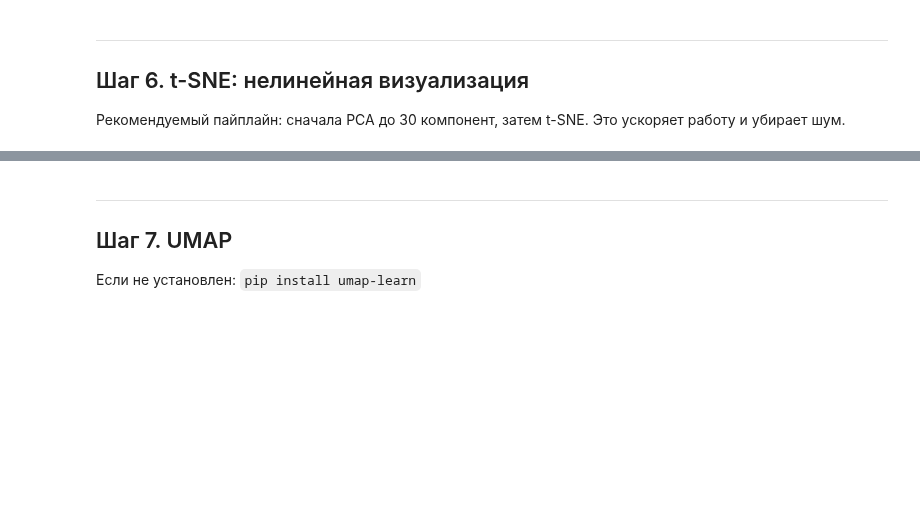
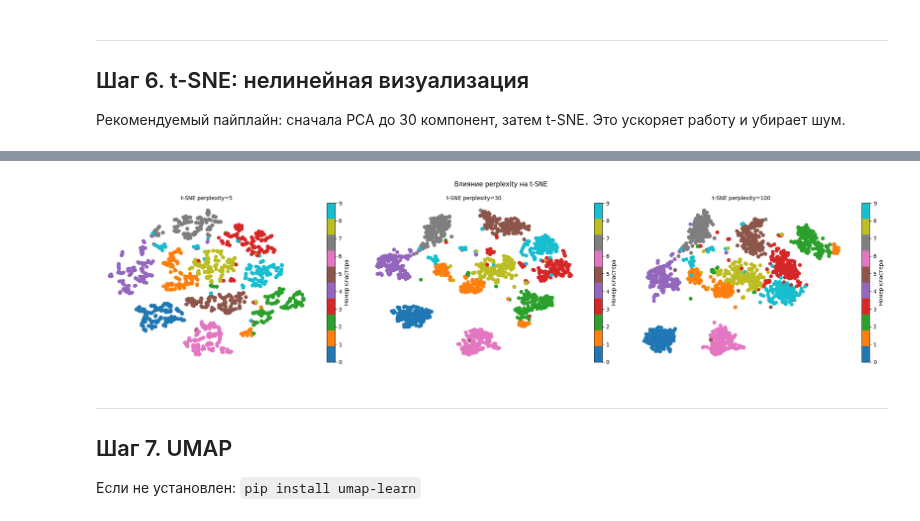
Before and after one commit to Xivalor/ml-course-homeworks, a Jupyter notebook: hw12_pca/pca_practice_student.ipynb, the cells around one changed output, grey strips where cells are left out. Drawn from its saved outputs; the diff is of its cells as text; code cells hidden in the pictures; blank space fills up the shorter version.

```diff
--- a/hw12_pca/pca_practice_student.ipynb
+++ b/hw12_pca/pca_practice_student.ipynb
@@ -240,15 +256,19 @@ plt.show()
 # %%
 # Эксперимент с perplexity: 5, 30, 100
-fig, axes = plt.subplots(1, 3, figsize=(15, 5))
+fig, axes = plt.subplots(1, 3, figsize=(21, 5))
 for ax, perp in zip(axes, [5, 30, 100]):
-    tsne_p = TSNE(n_components=2, perplexity=perp, n_iter=1000, random_state=42)
-    # YOUR CODE HERE: fit_transform и scatter
+    tsne_p = TSNE(n_components=2, perplexity=perp, max_iter=1000, random_state=42)
+    X_tsne_p = tsne_p.fit_transform(X_pca30)
+    scatter = ax.scatter(X_tsne_p[:, 0], X_tsne_p[:, 1], c=y, cmap='tab10')
+    plt.colorbar(scatter, label='Номер кластера')
     ax.set_title(f't-SNE perplexity={perp}', fontsize=10)
     ax.axis('off')
 
 plt.suptitle('Влияние perplexity на t-SNE', fontsize=12)
 plt.tight_layout()
 plt.show()
+# %% [output]
+[figure, added]
 # %% [markdown]
 ---
 ## Шаг 7. UMAP
```
Also changed, not shown: parts of 3 cells of this notebook.
